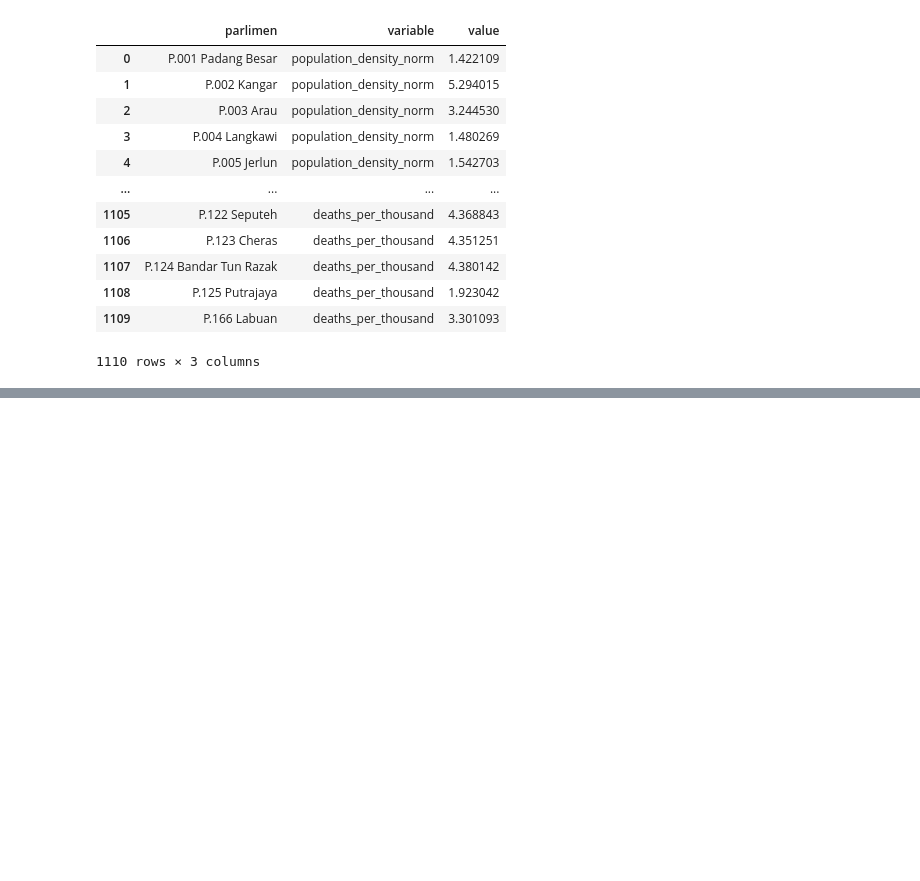
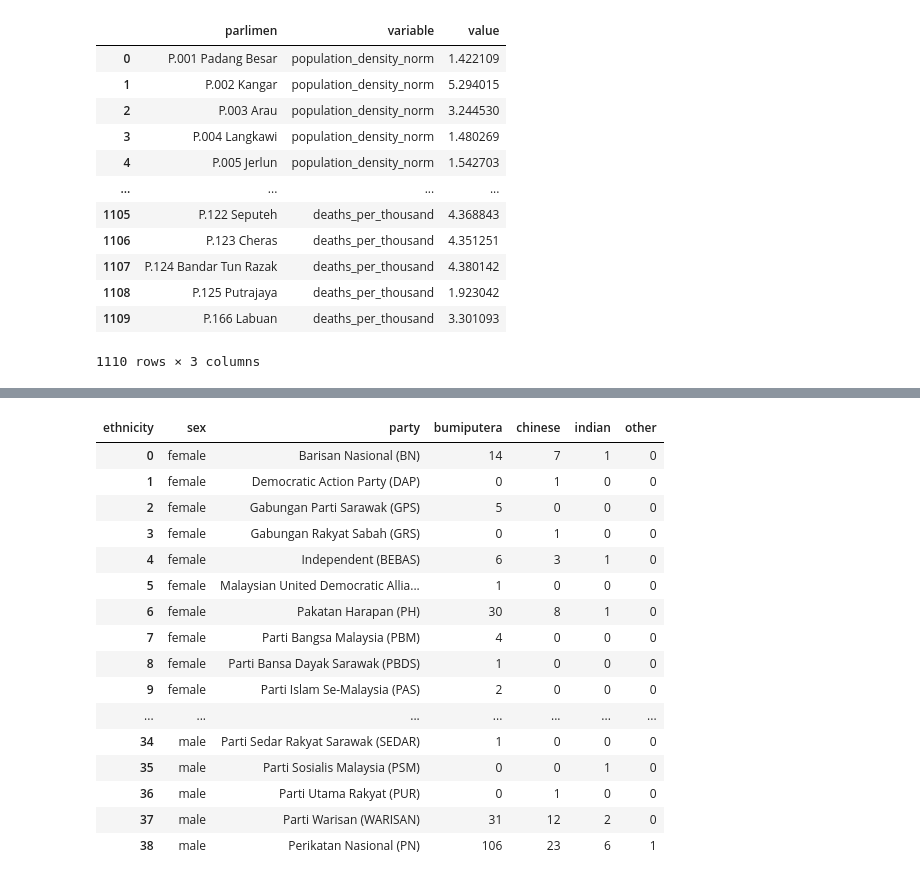
Before and after one commit to botsunny/FIT3179-Asgn-2, a Jupyter notebook: data/wrangling.ipynb, the cells around one changed output, grey strips where cells are left out. Drawn from its saved outputs; the diff is of its cells as text; code cells hidden in the pictures; blank space fills up the shorter version.

```diff
--- a/data/wrangling.ipynb
+++ b/data/wrangling.ipynb
@@ -418,0 +393,20 @@ wrangled_popular_votes.to_csv('wrangled_popular_votes.csv', index=False)
+# %%
+candidates.pivot_table(index=['sex', 'party'], columns='ethnicity', aggfunc='size', fill_value=0).reset_index()
+# %% [output]
+| ethnicity | sex | party | bumiputera | chinese | indian | other |
+| 0 | female | Barisan Nasional (BN) | 14 | 7 | 1 | 0 |
+| 1 | female | Democratic Action Party (DAP) | 0 | 1 | 0 | 0 |
+| 2 | female | Gabungan Parti Sarawak (GPS) | 5 | 0 | 0 | 0 |
+| 3 | female | Gabungan Rakyat Sabah (GRS) | 0 | 1 | 0 | 0 |
+| 4 | female | Independent (BEBAS) | 6 | 3 | 1 | 0 |
+| 5 | female | Malaysian United Democratic Allia... | 1 | 0 | 0 | 0 |
+| 6 | female | Pakatan Harapan (PH) | 30 | 8 | 1 | 0 |
+| 7 | female | Parti Bangsa Malaysia (PBM) | 4 | 0 | 0 | 0 |
+| 8 | female | Parti Bansa Dayak Sarawak (PBDS) | 1 | 0 | 0 | 0 |
+| 9 | female | Parti Islam Se-Malaysia (PAS) | 2 | 0 | 0 | 0 |
+| ... | ... | ... | ... | ... | ... | ... |
+| 34 | male | Parti Sedar Rakyat Sarawak (SEDAR) | 1 | 0 | 0 | 0 |
+| 35 | male | Parti Sosialis Malaysia (PSM) | 0 | 0 | 1 | 0 |
+| 36 | male | Parti Utama Rakyat (PUR) | 0 | 1 | 0 | 0 |
+| 37 | male | Parti Warisan (WARISAN) | 31 | 12 | 2 | 0 |
+| 38 | male | Perikatan Nasional (PN) | 106 | 23 | 6 | 1 |
```
Also changed, not shown: parts of 9 cells of this notebook, 2 other files.
